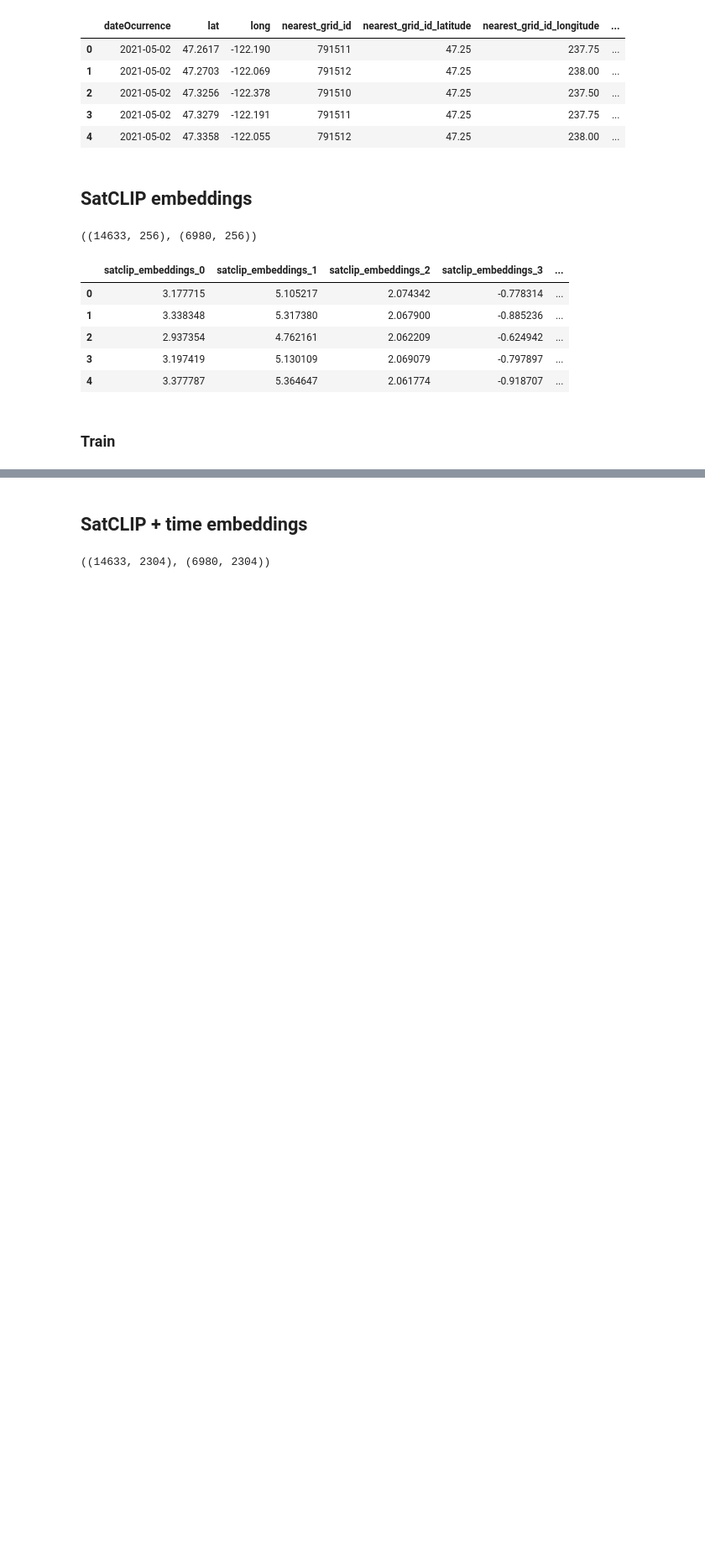
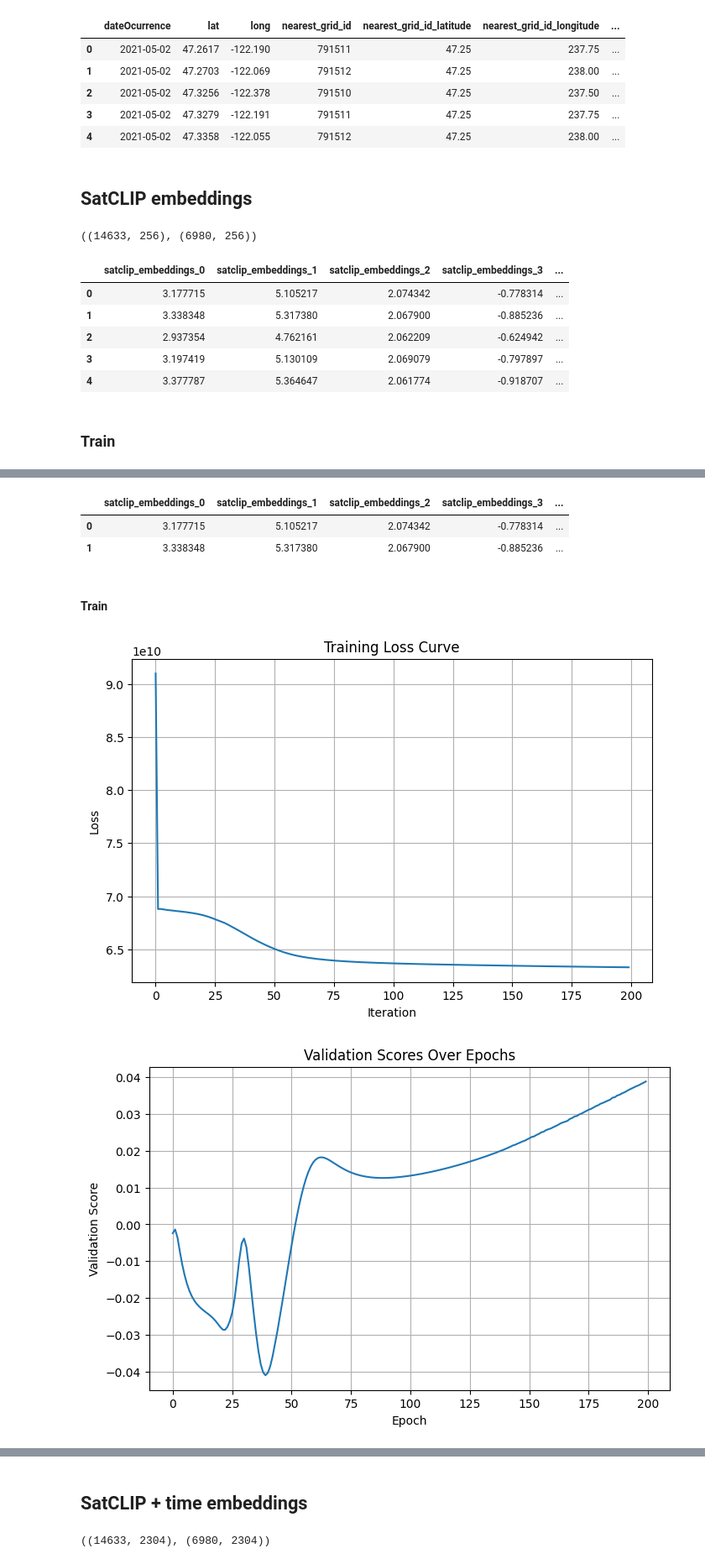
Before and after one commit to davidguzmanr/COMP-685-Fall-2025, a Jupyter notebook: notebooks/House Sales in King County.ipynb, the cells around one changed output, grey strips where cells are left out. Shown at 84% size. Drawn from its saved outputs; the diff is of its cells as text; code cells hidden in the pictures; blank space fills up the shorter version.

```diff
--- a/notebooks/House Sales in King County.ipynb
+++ b/notebooks/House Sales in King County.ipynb
@@ -1216,0 +1386,8 @@ results
+# %%
+X_train.head(2)
+# %% [output]
+|  | satclip_embeddings_0 | satclip_embeddings_1 | satclip_embeddings_2 | satclip_embeddings_3 | ... |
+| 0 | 3.177715 | 5.105217 | 2.074342 | -0.778314 | ... |
+| 1 | 3.338348 | 5.317380 | 2.067900 | -0.885236 | ... |
+# %% [markdown]
+#### Train
@@ -1216,0 +1398,35 @@ results
+# %%
+model = MLPRegressor(
+    hidden_layer_sizes=(256,256),
+    learning_rate_init=5e-3,
+    max_iter=200,
+    shuffle=False,
+    random_state=42,
+    verbose=True,
+    early_stopping=True,
+    validation_fraction=0.1,
+    n_iter_no_change=200, # I increased this in this one, since it was stopping too early for the raw time series
+    batch_size=128
+)
+model.fit(X_train, y_train)
+# %%
+# ---- LOSS CURVE ----
+plt.figure(figsize=(8, 5))
+plt.plot(model.loss_curve_)
+plt.title("Training Loss Curve")
+plt.xlabel("Iteration")
+plt.ylabel("Loss")
+plt.grid(True)
+plt.show()
+
+# ---- VALIDATION SCORES ----
+plt.figure(figsize=(8, 5))
+plt.plot(model.validation_scores_)
+plt.title("Validation Scores Over Epochs")
+plt.xlabel("Epoch")
+plt.ylabel("Validation Score")
+plt.grid(True)
+plt.show()
+# %% [output]
+[figure, added]
+[figure, added]
```
Also changed, not shown: parts of 23 cells of this notebook.
